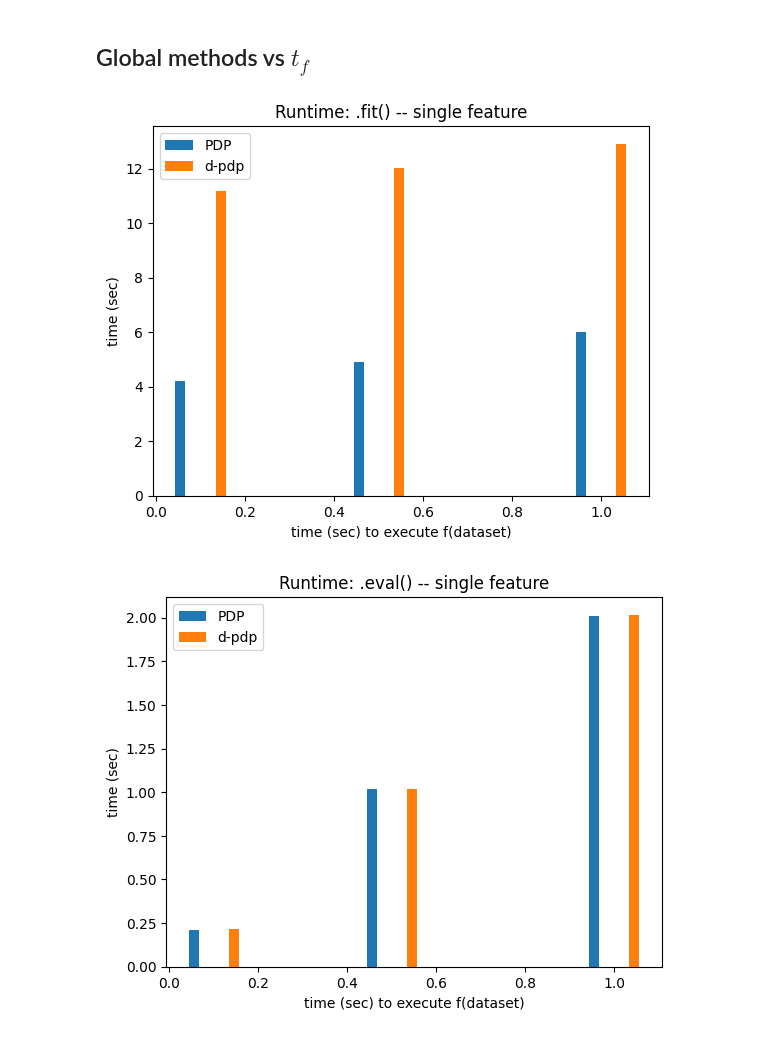
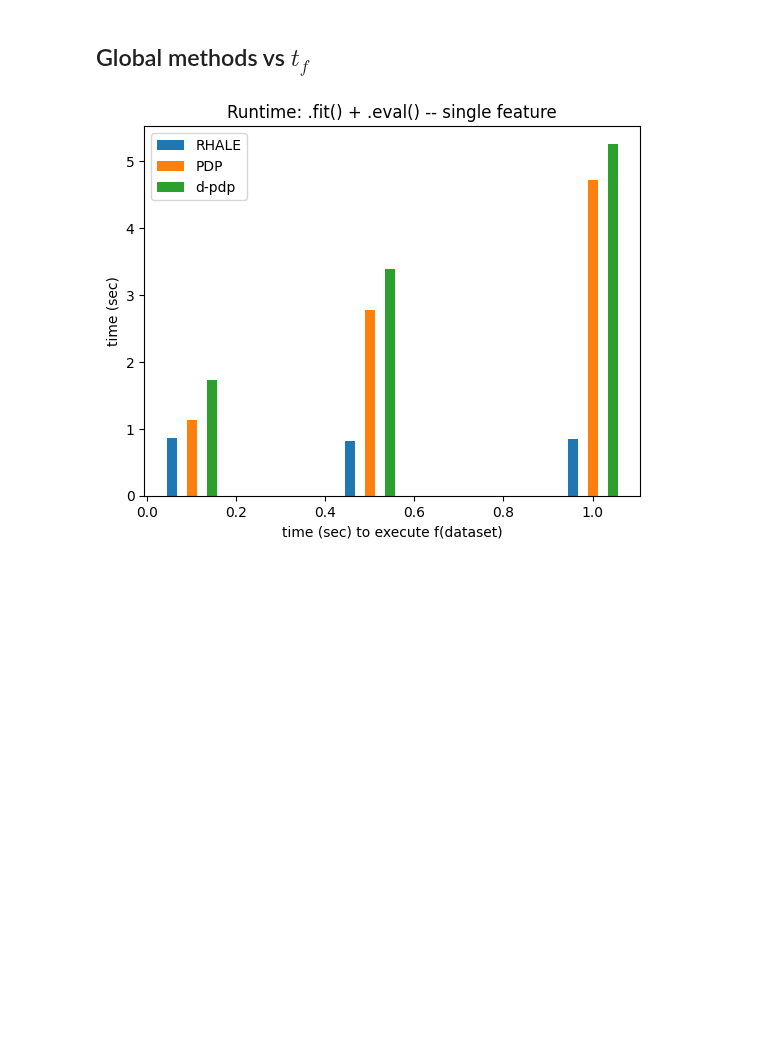
Before and after one commit to givasile/effector, a Jupyter notebook: notebooks/synthetic-examples/06_efficiency_comparison_regional_latest.ipynb, the cells around one changed output. Drawn from its saved outputs; the diff is of its cells as text; code cells hidden in the pictures; blank space fills up the shorter version.

```diff
--- a/notebooks/synthetic-examples/06_efficiency_comparison_regional_latest.ipynb
+++ b/notebooks/synthetic-examples/06_efficiency_comparison_regional_latest.ipynb
@@ -46,14 +46,14 @@ def measure_time(method_name, features):
 
     for _ in range(repetitions):
         # general kwargs
-        method_kwargs = {"data": X, "model": model, "axis_limits": axis_limits, nof_instances="all"}
+        method_kwargs = {"data": X, "model": model, "axis_limits": axis_limits, "nof_instances":"all"}
         fit_kwargs = {"features": features, "centering": True, "points_for_centering": K}
 
         # specialize kwargs per method
         if method_name in ["d_pdp", "rhale"]:
             method_kwargs["model_jac"] = model_jac
         if method_name in ["rhale", "ale"]:
-            fit_kwargs["binning_method"] = effector.binning_methods.Fixed(nof_bins=20)
+            fit_kwargs["binning_method"] = effector.binning_methods.Fixed(nof_bins=20, min_points_per_bin=0.)
             fit_kwargs.pop("centering")
             fit_kwargs.pop("points_for_centering")
 
@@ -110,7 +110,7 @@ M = 100
 repetitions = 2
 features=[0]
 # %%
-method_names = ["pdp", "d_pdp"]
+method_names = ["rhale", "pdp", "d_pdp", ]
 vec = np.array([.1, .5, 1.])
 time_dict = {method_name: [] for method_name in method_names}
 for t in vec:
@@ -119,21 +119,20 @@ for t in vec:
     for method_name in method_names:
         time_dict[method_name].append(measure_time(method_name, features))
 # %%
-for metric in ["fit", "eval", "total"]:
+for metric in ["total"]:
     if metric in ["fit", "eval"]:
         title = "Runtime: ." + metric + "() -- single feature"
     else:
         title = "Runtime: .fit() + .eval() -- single feature"
 
     bar_plot(
         vec,
         time_dict,
         method_names,
         metric=metric,
         title=title,
         xlabel="time (sec) to execute f(dataset)",
         ylabel="time (sec)"
 )
 # %% [output]
-[figure, old version]
+[figure, new version]
-[figure, removed]
```
Also changed, not shown: parts of 18 cells of this notebook, 4 other files.
